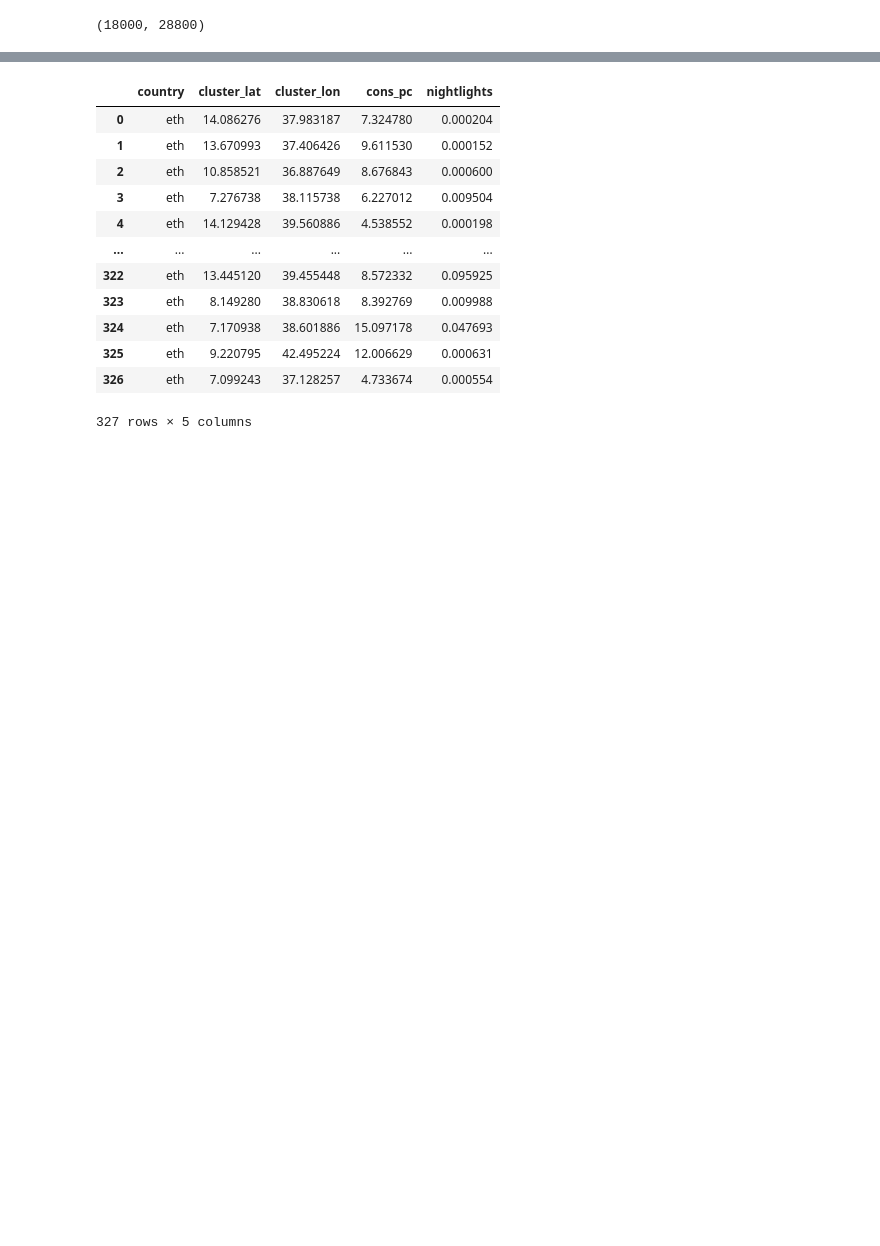
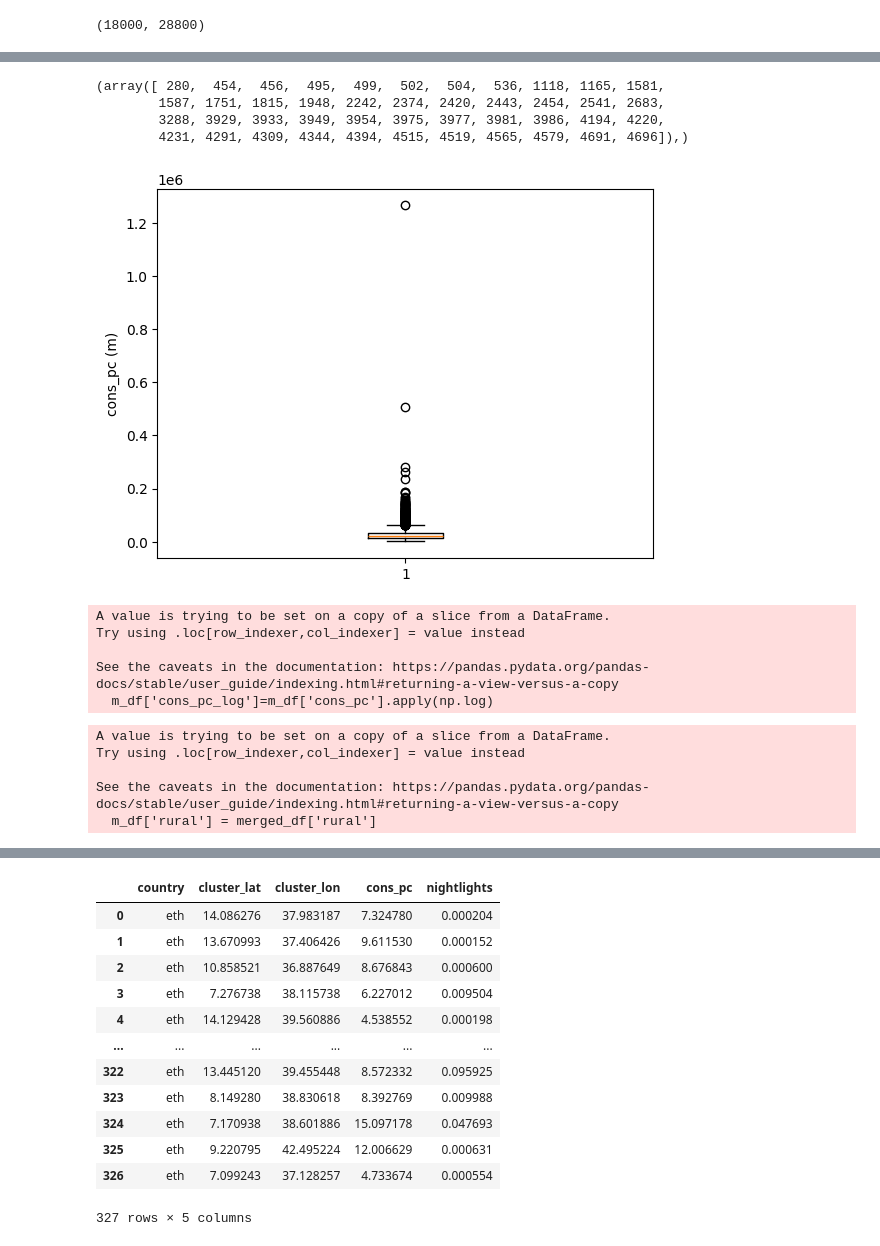
Before and after one commit to ladis-jil/Predicting-Economic-Activity-Satelite-Imagery, a Jupyter notebook: ML_model.ipynb, the cells around one changed output, grey strips where cells are left out. Drawn from its saved outputs; the diff is of its cells as text; code cells hidden in the pictures; blank space fills up the shorter version.

```diff
--- a/ML_model.ipynb
+++ b/ML_model.ipynb
@@ -103,0 +94,3 @@ dtype: object
+# %%
+merged_df = cons_data.merge(geo_data,how='inner',on='household_id2')
+merged_df.columns
@@ -103,0 +111,4 @@ dtype: object
+# %%
+m_df = merged_df[['total_cons_ann','lat_dd_mod', 'lon_dd_mod']]
+# %%
+m_df.dropna(inplace=True)
@@ -128,0 +145,2 @@ dtype: object
+# %%
+m_df.rename(columns={'total_cons_ann':'cons_pc','lat_dd_mod':'cluster_lat','lon_dd_mod':'cluster_lon'},inplace=True)
@@ -156,0 +198,28 @@ dtype: object
+# %%
+z_score_outliers(m_df['cons_pc'])
+# %% [output]
+(array([ 280,  454,  456,  495,  499,  502,  504,  536, 1118, 1165, 1581,
+        1587, 1751, 1815, 1948, 2242, 2374, 2420, 2443, 2454, 2541, 2683,
+        3288, 3929, 3933, 3949, 3954, 3975, 3977, 3981, 3986, 4194, 4220,
+        4231, 4291, 4309, 4344, 4394, 4515, 4519, 4565, 4579, 4691, 4696]),)
+# %%
+plt.boxplot(m_df['cons_pc'])
+plt.ylabel('cons_pc (m)');
+# %% [output]
+[figure, added]
+# %%
+m_df['cons_pc_log']=m_df['cons_pc'].apply(np.log)
+# %% [output]
+A value is trying to be set on a copy of a slice from a DataFrame.
+Try using .loc[row_indexer,col_indexer] = value instead
+
+See the caveats in the documentation: https://pandas.pydata.org/pandas-docs/stable/user_guide/indexing.html#returning-a-view-versus-a-copy
+  m_df['cons_pc_log']=m_df['cons_pc'].apply(np.log)
+# %%
+m_df['rural'] = merged_df['rural']
+# %% [output]
+A value is trying to be set on a copy of a slice from a DataFrame.
+Try using .loc[row_indexer,col_indexer] = value instead
+
+See the caveats in the documentation: https://pandas.pydata.org/pandas-docs/stable/user_guide/indexing.html#returning-a-view-versus-a-copy
+  m_df['rural'] = merged_df['rural']
```
Also changed, not shown: parts of 34 cells of this notebook, 5 other files.
